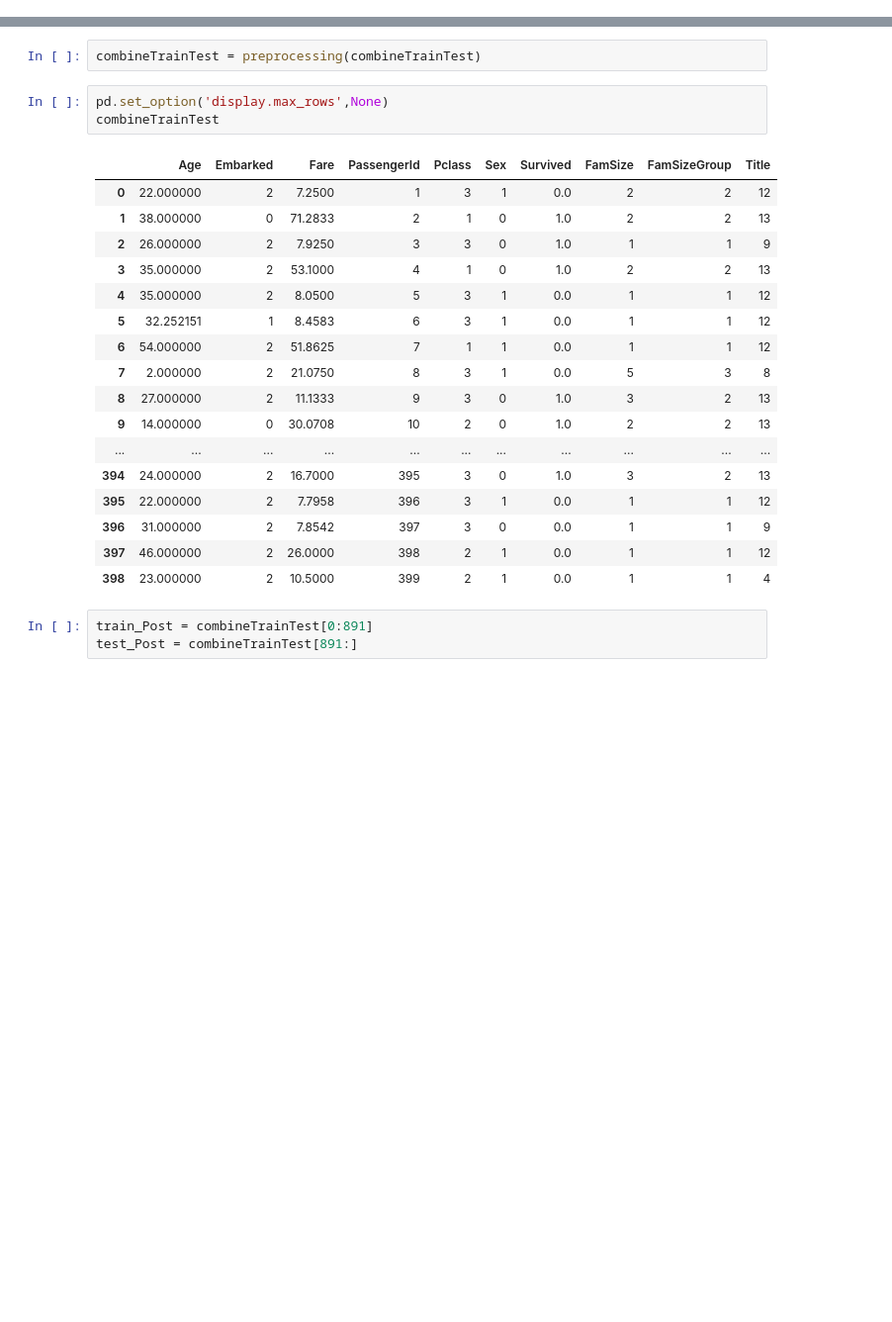
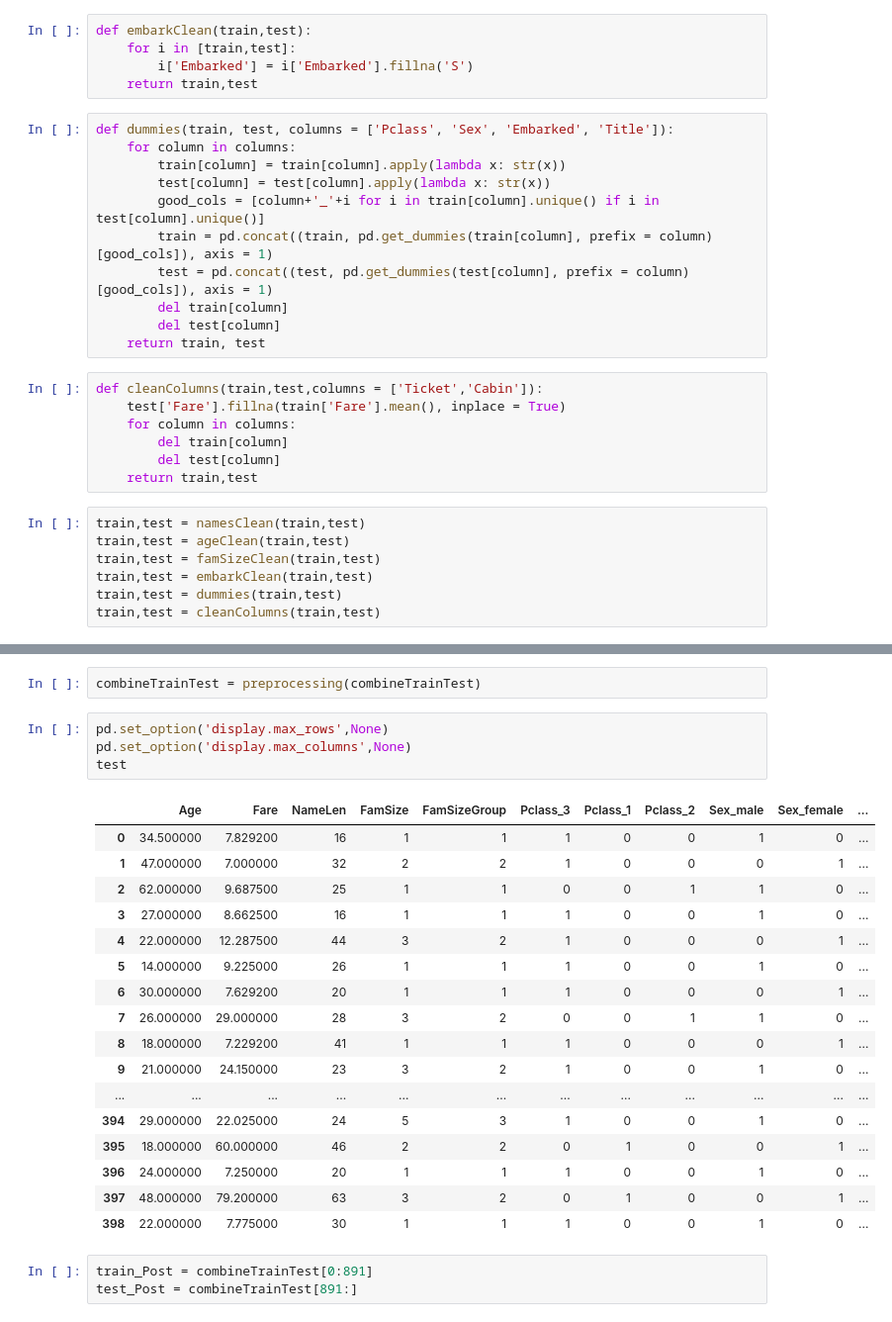
Before and after one commit to jbsolis/Titanic-Machine-Learning, a Jupyter notebook: Prediction.ipynb, the cells around one changed output, grey strips where cells are left out. Shown at 99% size. Drawn from its saved outputs; the diff is of its cells as text; blank space fills up the shorter version.

```diff
--- a/Prediction.ipynb
+++ b/Prediction.ipynb
@@ -35,3 +57,33 @@ def groupFamSize(size):
+# %%
+def embarkClean(train,test):
+    for i in [train,test]:
+        i['Embarked'] = i['Embarked'].fillna('S')
+    return train,test
+# %%
+def dummies(train, test, columns = ['Pclass', 'Sex', 'Embarked', 'Title']):
+    for column in columns:
+        train[column] = train[column].apply(lambda x: str(x))
+        test[column] = test[column].apply(lambda x: str(x))
+        good_cols = [column+'_'+i for i in train[column].unique() if i in test[column].unique()]
+        train = pd.concat((train, pd.get_dummies(train[column], prefix = column)[good_cols]), axis = 1)
+        test = pd.concat((test, pd.get_dummies(test[column], prefix = column)[good_cols]), axis = 1)
+        del train[column]
+        del test[column]
+    return train, test
+# %%
+def cleanColumns(train,test,columns = ['Ticket','Cabin']):
+    test['Fare'].fillna(train['Fare'].mean(), inplace = True)
+    for column in columns:
+        del train[column]
+        del test[column]
+    return train,test
+# %%
+train,test = namesClean(train,test)
+train,test = ageClean(train,test)
+train,test = famSizeClean(train,test)
+train,test = embarkClean(train,test)
+train,test = dummies(train,test)
+train,test = cleanColumns(train,test)
 # %%
 def preprocessing(data):
     # Group by fam size
@@ -62,25 +119,26 @@ def preprocessing(data):
 combineTrainTest = preprocessing(combineTrainTest)
 # %%
 pd.set_option('display.max_rows',None)
-combineTrainTest
+pd.set_option('display.max_columns',None)
+test
 # %% [output]
-|  | Age | Embarked | Fare | PassengerId | Pclass | Sex | Survived | FamSize | FamSizeGroup | Title |
-| 0 | 22.000000 | 2 | 7.2500 | 1 | 3 | 1 | 0.0 | 2 | 2 | 12 |
-| 1 | 38.000000 | 0 | 71.2833 | 2 | 1 | 0 | 1.0 | 2 | 2 | 13 |
-| 2 | 26.000000 | 2 | 7.9250 | 3 | 3 | 0 | 1.0 | 1 | 1 | 9 |
-| 3 | 35.000000 | 2 | 53.1000 | 4 | 1 | 0 | 1.0 | 2 | 2 | 13 |
-| 4 | 35.000000 | 2 | 8.0500 | 5 | 3 | 1 | 0.0 | 1 | 1 | 12 |
-| 5 | 32.252151 | 1 | 8.4583 | 6 | 3 | 1 | 0.0 | 1 | 1 | 12 |
-| 6 | 54.000000 | 2 | 51.8625 | 7 | 1 | 1 | 0.0 | 1 | 1 | 12 |
-| 7 | 2.000000 | 2 | 21.0750 | 8 | 3 | 1 | 0.0 | 5 | 3 | 8 |
-| 8 | 27.000000 | 2 | 11.1333 | 9 | 3 | 0 | 1.0 | 3 | 2 | 13 |
-| 9 | 14.000000 | 0 | 30.0708 | 10 | 2 | 0 | 1.0 | 2 | 2 | 13 |
-| ... | ... | ... | ... | ... | ... | ... | ... | ... | ... | ... |
-| 394 | 24.000000 | 2 | 16.7000 | 395 | 3 | 0 | 1.0 | 3 | 2 | 13 |
-| 395 | 22.000000 | 2 | 7.7958 | 396 | 3 | 1 | 0.0 | 1 | 1 | 12 |
-| 396 | 31.000000 | 2 | 7.8542 | 397 | 3 | 0 | 0.0 | 1 | 1 | 9 |
-| 397 | 46.000000 | 2 | 26.0000 | 398 | 2 | 1 | 0.0 | 1 | 1 | 12 |
-| 398 | 23.000000 | 2 | 10.5000 | 399 | 2 | 1 | 0.0 | 1 | 1 | 4 |
+|  | Age | Fare | NameLen | FamSize | FamSizeGroup | Pclass_3 | Pclass_1 | Pclass_2 | Sex_male | Sex_female | ... |
+| 0 | 34.500000 | 7.829200 | 16 | 1 | 1 | 1 | 0 | 0 | 1 | 0 | ... |
+| 1 | 47.000000 | 7.000000 | 32 | 2 | 2 | 1 | 0 | 0 | 0 | 1 | ... |
+| 2 | 62.000000 | 9.687500 | 25 | 1 | 1 | 0 | 0 | 1 | 1 | 0 | ... |
+| 3 | 27.000000 | 8.662500 | 16 | 1 | 1 | 1 | 0 | 0 | 1 | 0 | ... |
+| 4 | 22.000000 | 12.287500 | 44 | 3 | 2 | 1 | 0 | 0 | 0 | 1 | ... |
+| 5 | 14.000000 | 9.225000 | 26 | 1 | 1 | 1 | 0 | 0 | 1 | 0 | ... |
+| 6 | 30.000000 | 7.629200 | 20 | 1 | 1 | 1 | 0 | 0 | 0 | 1 | ... |
+| 7 | 26.000000 | 29.000000 | 28 | 3 | 2 | 0 | 0 | 1 | 1 | 0 | ... |
+| 8 | 18.000000 | 7.229200 | 41 | 1 | 1 | 1 | 0 | 0 | 0 | 1 | ... |
+| 9 | 21.000000 | 24.150000 | 23 | 3 | 2 | 1 | 0 | 0 | 1 | 0 | ... |
+| ... | ... | ... | ... | ... | ... | ... | ... | ... | ... | ... | ... |
+| 394 | 29.000000 | 22.025000 | 24 | 5 | 3 | 1 | 0 | 0 | 1 | 0 | ... |
+| 395 | 18.000000 | 60.000000 | 46 | 2 | 2 | 0 | 1 | 0 | 0 | 1 | ... |
+| 396 | 24.000000 | 7.250000 | 20 | 1 | 1 | 1 | 0 | 0 | 1 | 0 | ... |
+| 397 | 48.000000 | 79.200000 | 63 | 3 | 2 | 0 | 1 | 0 | 0 | 1 | ... |
+| 398 | 22.000000 | 7.775000 | 30 | 1 | 1 | 1 | 0 | 0 | 1 | 0 | ... |
 # %%
 train_Post = combineTrainTest[0:891]
 test_Post = combineTrainTest[891:]
```
Also changed, not shown: parts of 13 cells of this notebook, 2 other files.
